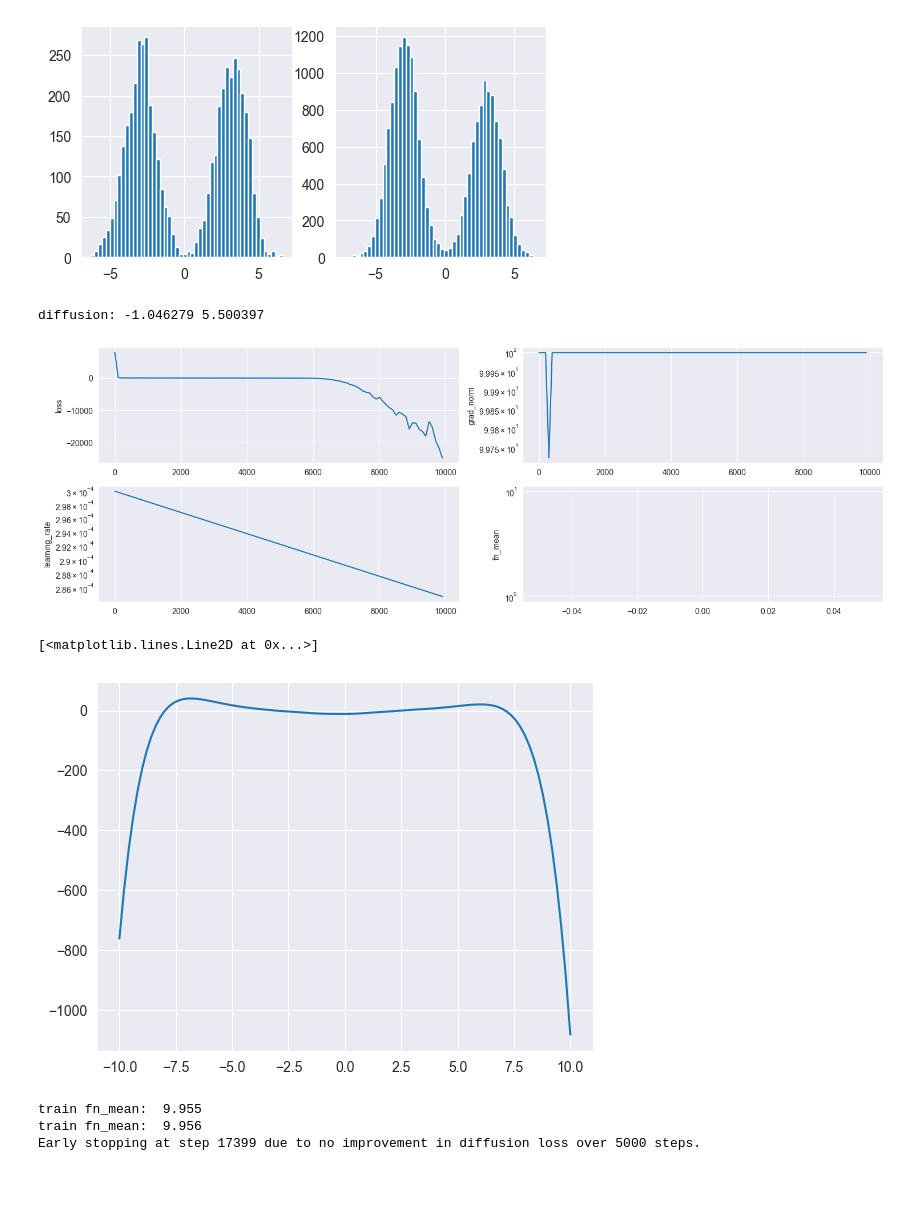
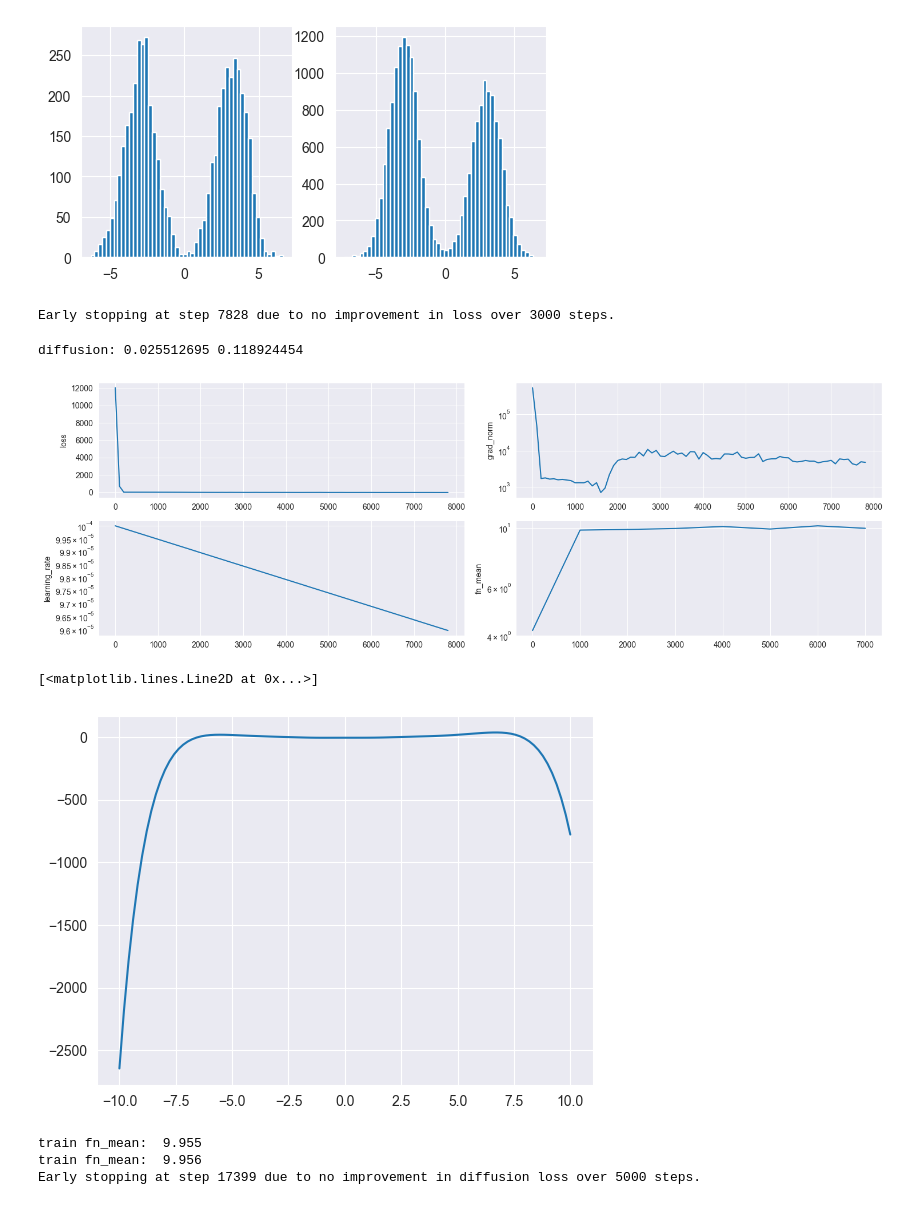
Before and after one commit to kkorolev1/mcmc-control-variates, a Jupyter notebook: diffcv.ipynb, the cells around one changed output. Drawn from its saved outputs; the diff is of its cells as text; code cells hidden in the pictures.

```diff
--- a/diffcv.ipynb
+++ b/diffcv.ipynb
@@ -115,7 +115,7 @@ def train_model(
     model = CVMLP(in_size=dist_dim, depth=3, width_size=64, activation=requ, key=subkey)
 
     key, subkey = jax.random.split(key)
-    model = init_linear(model, key, he_uniform_init, zero_init)
+    model = init_linear(model, key, xavier_uniform_init, zero_init)
 
     scheduler = optax.exponential_decay(init_value=lr, transition_steps=20_000, decay_rate=0.9)
     if optim == "sgd":
@@ -236,41 +236,43 @@ eval_dataset length: 20000
 # %%
 logger = Logger()
 
 rng, key = jax.random.split(rng)
 model = train_model(
     key=key,
     dist_dim=DIST_DIM,
     fn=fn,
     grad_log_prob=grad_log_prob,
     train_dataloader=train_dataloader,
     eval_dataloader=eval_dataloader,
-    lr=3e-4,
+    lr=1e-4,
     loss_fn="diffusion",
     optim="adam",
     n_steps=10_000,
     fn_mean=base_estimates.mean(),
     patience=3_000,
-    logger=logger
+    logger=logger,
+    eval_every_n_steps=1_000
 )
 
 plot_log_results(logger)
 
 generator = ScalarGenerator(grad_log_prob, model)
 fn_with_cv = lambda x: fn(x) + generator(x)
 
 rng, key = jax.random.split(rng)
 diffusion_estimates = Estimator(fn_with_cv, sampler)(key, n_chains=N_CHAINS, n_estimates=MCMC_N_ESTIMATES)
 
 print("diffusion:", Estimator.bias(true_pi, diffusion_estimates), Estimator.std(diffusion_estimates))
 # %% [output]
-diffusion: -1.046279 5.500397
+Early stopping at step 7828 due to no improvement in loss over 3000 steps.
+diffusion: 0.025512695 0.118924454
-[figure, old version]
+[figure, new version]
 # %%
 x = jnp.linspace(-10., 10., 100)
 plt.plot(x, jax.vmap(model)(x.reshape(-1, DIST_DIM)))
 # %% [output]
 [<matplotlib.lines.Line2D at 0x...>]
-[figure, old version]
+[figure, new version]
 # %%
 logger = Logger()
 
```
Also changed, not shown: 1 other file.
